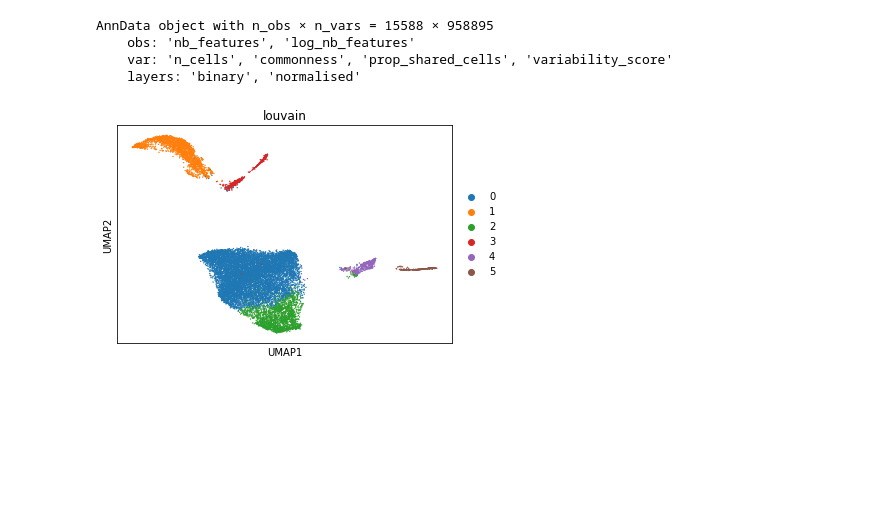
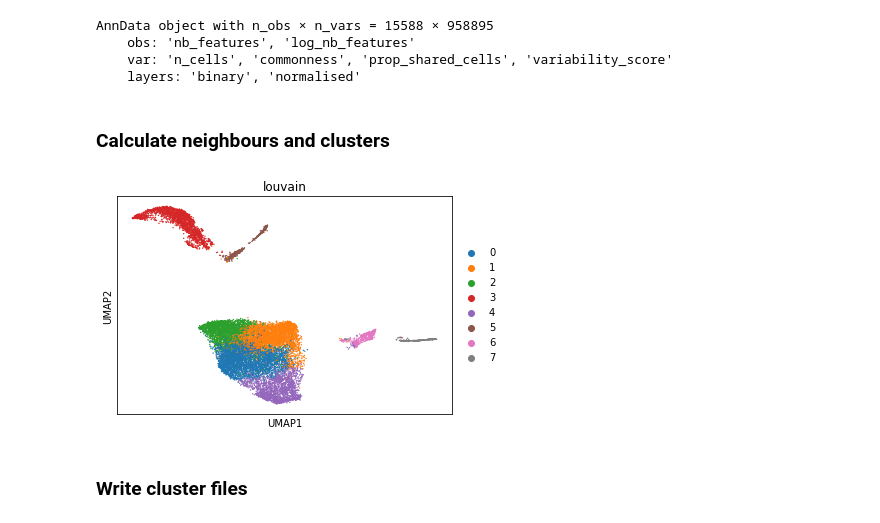
Before and after one commit to loosolab/Datenanalyse-2021, a Jupyter notebook: wp1/preprocessing/preprocessing1.8.ipynb, the cells around one changed output. Saved outputs shown, nothing was run; the diff lists cells and outputs as text; code cells hidden in the pictures; blank space fills up the shorter version.

```diff
--- a/wp1/preprocessing/preprocessing1.8.ipynb
+++ b/wp1/preprocessing/preprocessing1.8.ipynb
@@ -26,5 +28,7 @@ AnnData object with n_obs × n_vars = 15588 × 958895
 # %%
 # calculate log
 epi.pp.log1p(adata)
+# %% [markdown]
+### Calculate neighbours and clusters
 # %%
 # prepare neighbours for clustering
@@ -34,12 +37,14 @@ sc.pp.neighbors(adata, n_neighbors=25, n_pcs=50, method='umap', metric='euclidea
 # %%
 # calculate umap and cluster find clusters with louvain
 # Umap: spread = 2.0, min_dist = 0.1
 # Louvain: resolution = 0.5 - 0.8
 sc.tl.umap(adata, min_dist=0.1, spread=2.0)
-epi.tl.louvain(adata, resolution=0.5, use_weights=True)
+epi.tl.louvain(adata, resolution=0.7, use_weights=True)
 epi.pl.umap(adata, color=['louvain'])
 # %% [output]
-[figure, old version]
+[figure, new version]
+# %% [markdown]
+### Write cluster files
 # %%
 # write files for wp4/3
 with open(output_wp4, "w") as obs_file, open(output_wp3, "w") as tsv_file:
```
Also changed, not shown: parts of 26 cells of this notebook, 1 other file.
